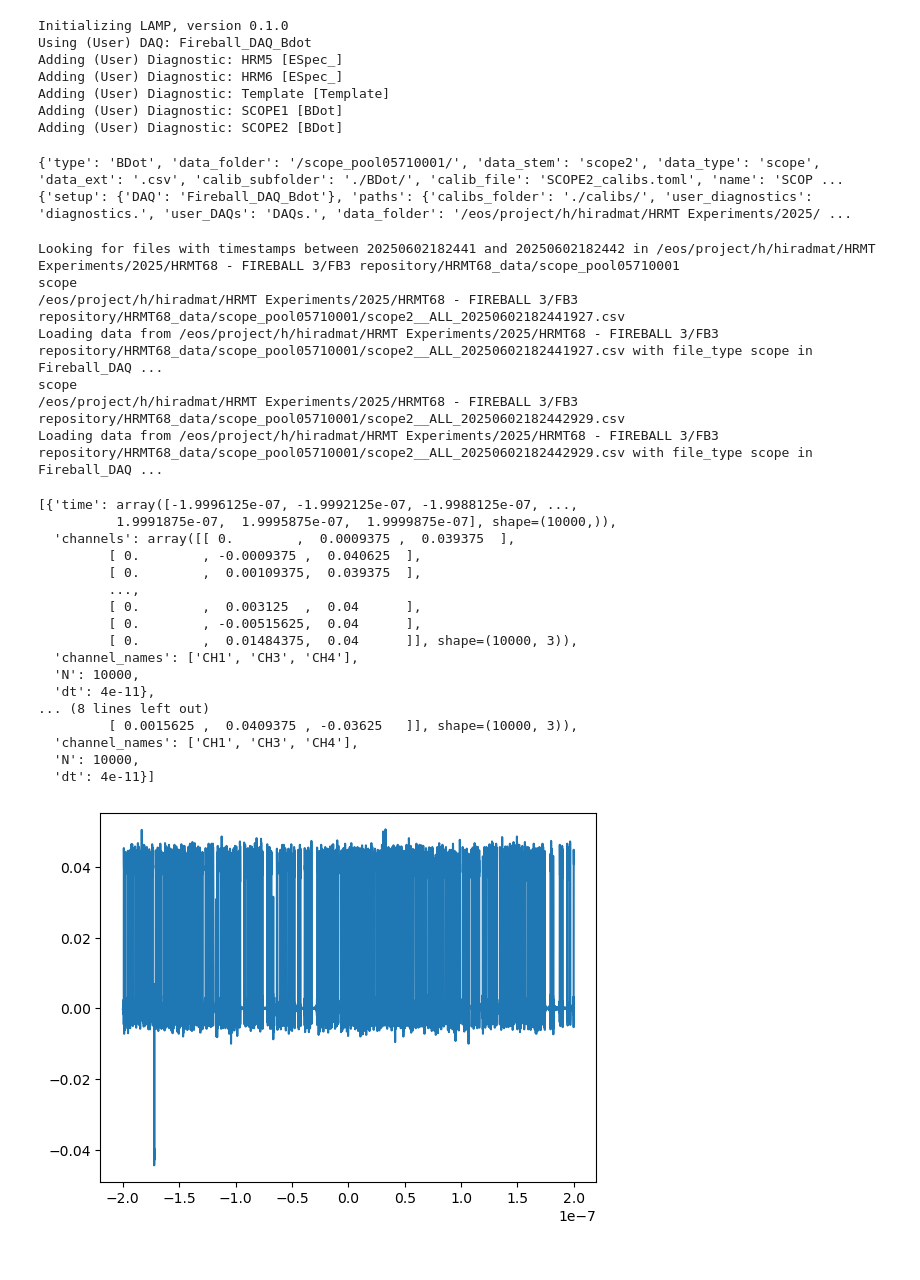
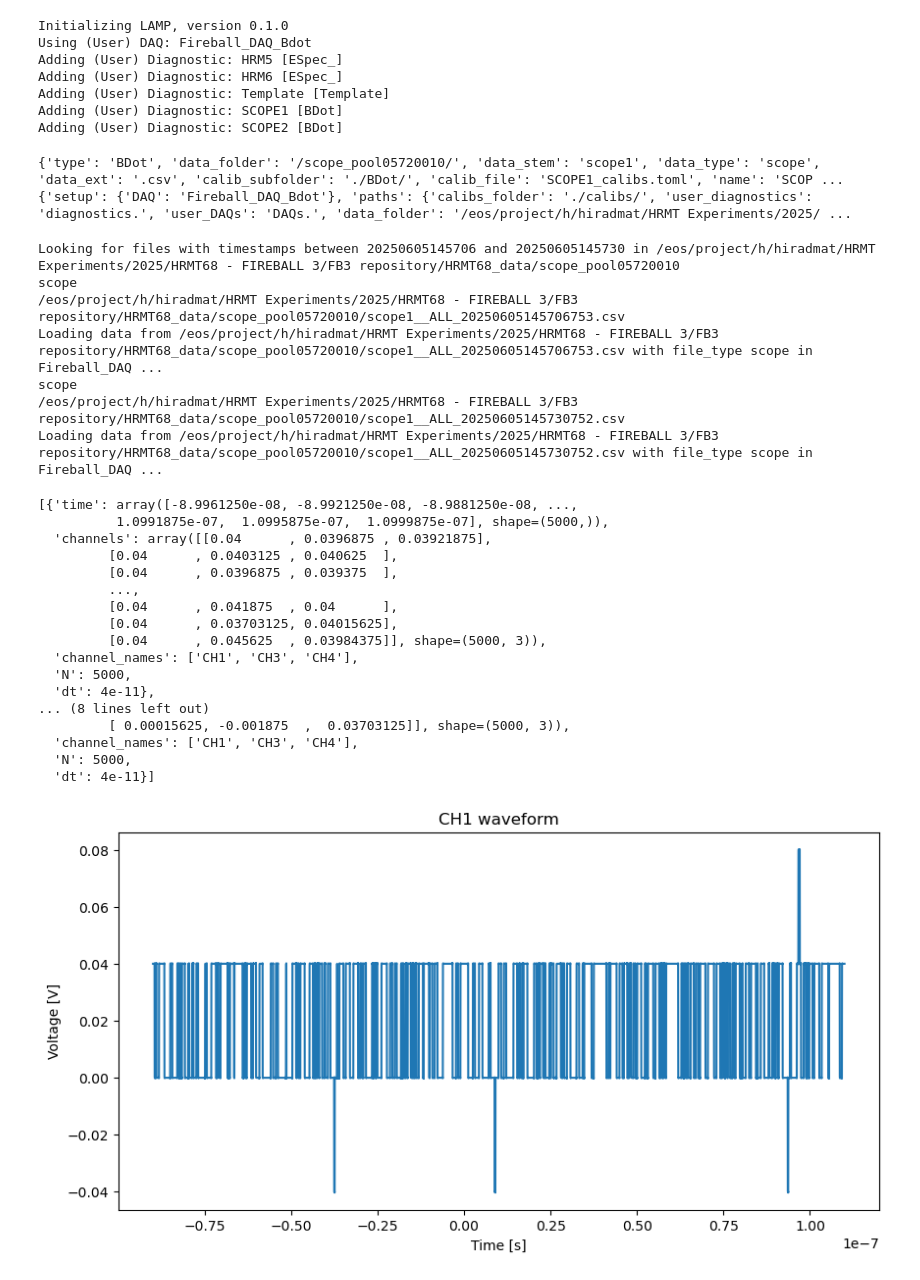
Before and after one commit to ELos385/Fireball_III_analysis, a Jupyter notebook: scripts/BDots/BDot_test.ipynb, the cells around one changed output. Cells and saved outputs as stored; diff of their text form; code cells hidden in the pictures.

Commit message:
plot scope data, scope difference, shot averaging

```diff
--- a/scripts/BDots/BDot_test.ipynb
+++ b/scripts/BDots/BDot_test.ipynb
@@ -19,52 +19,54 @@ Adding (User) Diagnostic: Template [Template]
 Adding (User) Diagnostic: SCOPE1 [BDot]
 Adding (User) Diagnostic: SCOPE2 [BDot]
 # %%
-template = ex.get_diagnostic('SCOPE2')
+template = ex.get_diagnostic('SCOPE1')
 
 print(template.config)
 print(ex.config)
 # %% [output]
-{'type': 'BDot', 'data_folder': '/scope_pool05710001/', 'data_stem': 'scope2', 'data_type': 'scope', 'data_ext': '.csv', 'calib_subfolder': './BDot/', 'calib_file': 'SCOPE2_calibs.toml', 'name': 'SCOP ...
+{'type': 'BDot', 'data_folder': '/scope_pool05720010/', 'data_stem': 'scope1', 'data_type': 'scope', 'data_ext': '.csv', 'calib_subfolder': './BDot/', 'calib_file': 'SCOPE1_calibs.toml', 'name': 'SCOP ...
 {'setup': {'DAQ': 'Fireball_DAQ_Bdot'}, 'paths': {'calibs_folder': './calibs/', 'user_diagnostics': 'diagnostics.', 'user_DAQs': 'DAQs.', 'data_folder': '/eos/project/h/hiradmat/HRMT Experiments/2025/ ...
 # %%
 # 5. plot some processed data
 #devices[device].get_proc_shot(shot_dict, calib_id=calib_ids[device])
 # shot_dict = {'timeframe': ['20260212','20260218']}
 # shot_dict = {'timeframe': ['20260212','20260218']}
-shot_dict = {'timeframe': ['20250602182441','20250602182442']}
+shot_dict = {'timeframe': ['20250605145706','20250605145730']}
 shot_data = template.get_scope_data(shot_dict)#, calib_id=calib_ids[device], debug=True)
 # %% [output]
-Looking for files with timestamps between 20250602182441 and 20250602182442 in /eos/project/h/hiradmat/HRMT Experiments/2025/HRMT68 - FIREBALL 3/FB3 repository/HRMT68_data/scope_pool05710001
+Looking for files with timestamps between 20250605145706 and 20250605145730 in /eos/project/h/hiradmat/HRMT Experiments/2025/HRMT68 - FIREBALL 3/FB3 repository/HRMT68_data/scope_pool05720010
 scope
-/eos/project/h/hiradmat/HRMT Experiments/2025/HRMT68 - FIREBALL 3/FB3 repository/HRMT68_data/scope_pool05710001/scope2__ALL_20250602182441927.csv
-Loading data from /eos/project/h/hiradmat/HRMT Experiments/2025/HRMT68 - FIREBALL 3/FB3 repository/HRMT68_data/scope_pool05710001/scope2__ALL_20250602182441927.csv with file_type scope in Fireball_DAQ ...
+/eos/project/h/hiradmat/HRMT Experiments/2025/HRMT68 - FIREBALL 3/FB3 repository/HRMT68_data/scope_pool05720010/scope1__ALL_20250605145706753.csv
+Loading data from /eos/project/h/hiradmat/HRMT Experiments/2025/HRMT68 - FIREBALL 3/FB3 repository/HRMT68_data/scope_pool05720010/scope1__ALL_20250605145706753.csv with file_type scope in Fireball_DAQ ...
 scope
-/eos/project/h/hiradmat/HRMT Experiments/2025/HRMT68 - FIREBALL 3/FB3 repository/HRMT68_data/scope_pool05710001/scope2__ALL_20250602182442929.csv
-Loading data from /eos/project/h/hiradmat/HRMT Experiments/2025/HRMT68 - FIREBALL 3/FB3 repository/HRMT68_data/scope_pool05710001/scope2__ALL_20250602182442929.csv with file_type scope in Fireball_DAQ ...
+/eos/project/h/hiradmat/HRMT Experiments/2025/HRMT68 - FIREBALL 3/FB3 repository/HRMT68_data/scope_pool05720010/scope1__ALL_20250605145730752.csv
+Loading data from /eos/project/h/hiradmat/HRMT Experiments/2025/HRMT68 - FIREBALL 3/FB3 repository/HRMT68_data/scope_pool05720010/scope1__ALL_20250605145730752.csv with file_type scope in Fireball_DAQ ...
 # %%
 shot_data
 # %% [output]
-[{'time': array([-1.9996125e-07, -1.9992125e-07, -1.9988125e-07, ...,
-          1.9991875e-07,  1.9995875e-07,  1.9999875e-07], shape=(10000,)),
-  'channels': array([[ 0.        ,  0.0009375 ,  0.039375  ],
-         [ 0.        , -0.0009375 ,  0.040625  ],
-         [ 0.        ,  0.00109375,  0.039375  ],
+[{'time': array([-8.9961250e-08, -8.9921250e-08, -8.9881250e-08, ...,
+          1.0991875e-07,  1.0995875e-07,  1.0999875e-07], shape=(5000,)),
+  'channels': array([[0.04      , 0.0396875 , 0.03921875],
+         [0.04      , 0.0403125 , 0.040625  ],
+         [0.04      , 0.0396875 , 0.039375  ],
          ...,
-         [ 0.        ,  0.003125  ,  0.04      ],
-         [ 0.        , -0.00515625,  0.04      ],
-         [ 0.        ,  0.01484375,  0.04      ]], shape=(10000, 3)),
+         [0.04      , 0.041875  , 0.04      ],
+         [0.04      , 0.03703125, 0.04015625],
+         [0.04      , 0.045625  , 0.03984375]], shape=(5000, 3)),
   'channel_names': ['CH1', 'CH3', 'CH4'],
-  'N': 10000,
+  'N': 5000,
   'dt': 4e-11},
 ... (8 lines left out)
-         [ 0.0015625 ,  0.0409375 , -0.03625   ]], shape=(10000, 3)),
+         [ 0.00015625, -0.001875  ,  0.03703125]], shape=(5000, 3)),
   'channel_names': ['CH1', 'CH3', 'CH4'],
-  'N': 10000,
+  'N': 5000,
   'dt': 4e-11}]
 # %%
-# shot_data[0][:,0]
-
-fig = plt.plot(shot_data[1]['time'], shot_data[1]['channels'][:, 1])
-#plt.show()
+plt.figure(figsize=(10, 5))  # set figure size
+plt.plot(shot_data[0]['time'], shot_data[0]['channels'][:, 0])
+plt.xlabel('Time [s]')
+plt.ylabel('Voltage [V]')
+plt.title('CH1 waveform')  # optional
+plt.show()
 # %% [output]
-[figure, old version]
+[figure, new version]
```
Also changed, not shown: parts of 3 cells of this notebook, 1 other file.
